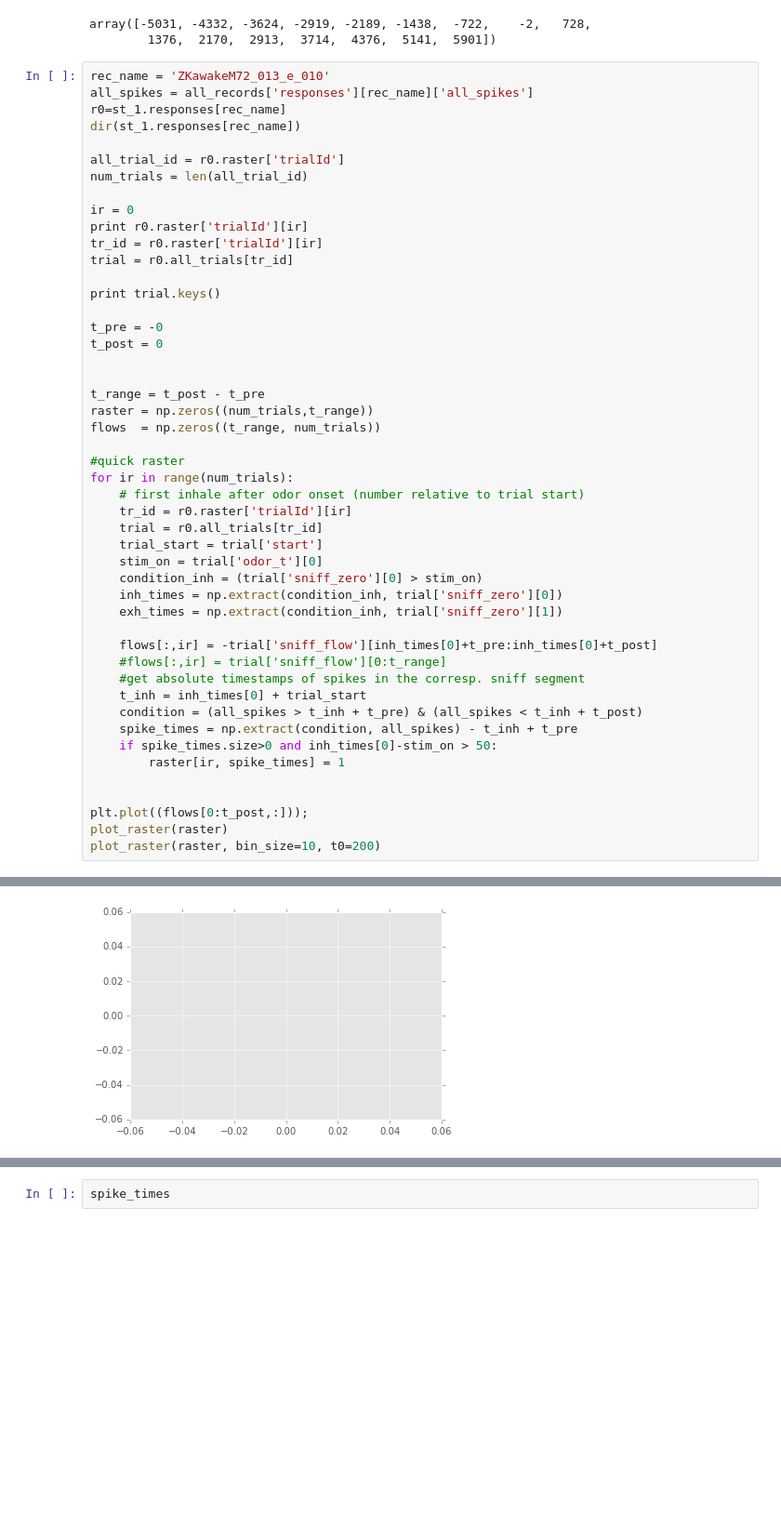
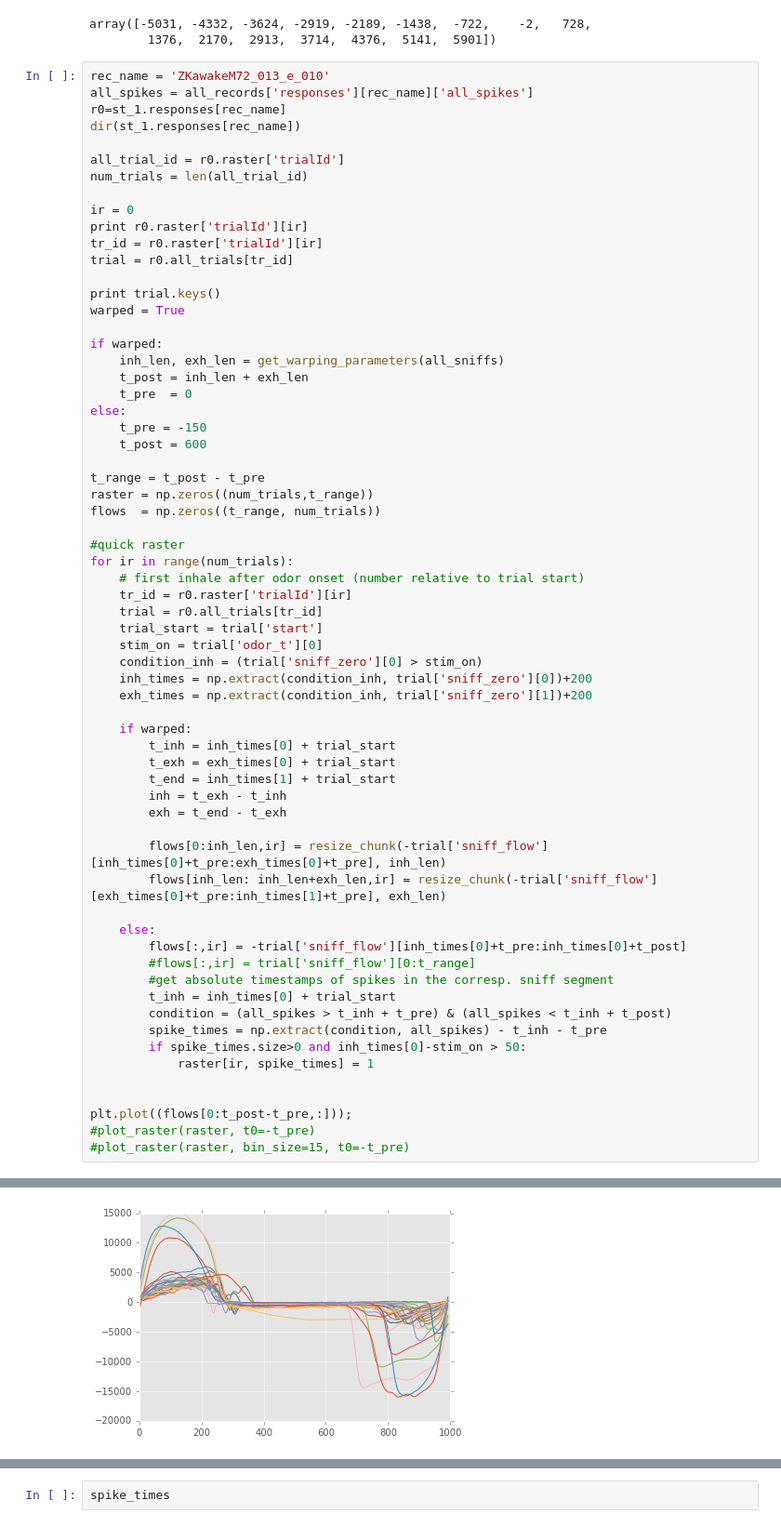
Before and after one commit to zekearneodo/ephys-tools, a Jupyter notebook: ephysScripts/Untitled-Copy1.ipynb, the cells around one changed output, grey strips where cells are left out. Shown at 93% size. Cells and saved outputs as stored; diff of their text form; blank space fills up the shorter version.

Commit message:
warping responses

```diff
--- a/ephysScripts/Untitled-Copy1.ipynb
+++ b/ephysScripts/Untitled-Copy1.ipynb
@@ -112,10 +112,15 @@ tr_id = r0.raster['trialId'][ir]
 trial = r0.all_trials[tr_id]
 
 print trial.keys()
+warped = True
 
-t_pre = -0
-t_post = 0
-
+if warped:
+    inh_len, exh_len = get_warping_parameters(all_sniffs)
+    t_post = inh_len + exh_len
+    t_pre  = 0
+else:
+    t_pre = -150
+    t_post = 600
 
 t_range = t_post - t_pre
 raster = np.zeros((num_trials,t_range))
@@ -129,20 +134,31 @@ for ir in range(num_trials):
     trial_start = trial['start']
     stim_on = trial['odor_t'][0]
     condition_inh = (trial['sniff_zero'][0] > stim_on)
-    inh_times = np.extract(condition_inh, trial['sniff_zero'][0])
-    exh_times = np.extract(condition_inh, trial['sniff_zero'][1])
+    inh_times = np.extract(condition_inh, trial['sniff_zero'][0])+200
+    exh_times = np.extract(condition_inh, trial['sniff_zero'][1])+200
 
-    flows[:,ir] = -trial['sniff_flow'][inh_times[0]+t_pre:inh_times[0]+t_post]
-    #flows[:,ir] = trial['sniff_flow'][0:t_range]
-    #get absolute timestamps of spikes in the corresp. sniff segment
-    t_inh = inh_times[0] + trial_start
-    condition = (all_spikes > t_inh + t_pre) & (all_spikes < t_inh + t_post)
-    spike_times = np.extract(condition, all_spikes) - t_inh + t_pre
-    if spike_times.size>0 and inh_times[0]-stim_on > 50:
-        raster[ir, spike_times] = 1
+    if warped:
+        t_inh = inh_times[0] + trial_start
+        t_exh = exh_times[0] + trial_start
+        t_end = inh_times[1] + trial_start
+        inh = t_exh - t_inh
+        exh = t_end - t_exh
+
+        flows[0:inh_len,ir] = resize_chunk(-trial['sniff_flow'][inh_times[0]+t_pre:exh_times[0]+t_pre], inh_len)
+        flows[inh_len: inh_len+exh_len,ir] = resize_chunk(-trial['sniff_flow'][exh_times[0]+t_pre:inh_times[1]+t_pre], exh_len)
+
+    else:
+        flows[:,ir] = -trial['sniff_flow'][inh_times[0]+t_pre:inh_times[0]+t_post]
+        #flows[:,ir] = trial['sniff_flow'][0:t_range]
+        #get absolute timestamps of spikes in the corresp. sniff segment
+        t_inh = inh_times[0] + trial_start
+        condition = (all_spikes > t_inh + t_pre) & (all_spikes < t_inh + t_post)
+        spike_times = np.extract(condition, all_spikes) - t_inh - t_pre
+        if spike_times.size>0 and inh_times[0]-stim_on > 50:
+            raster[ir, spike_times] = 1
 
 
-plt.plot((flows[0:t_post,:]));
-plot_raster(raster)
-plot_raster(raster, bin_size=10, t0=200)
+plt.plot((flows[0:t_post-t_pre,:]));
+#plot_raster(raster, t0=-t_pre)
+#plot_raster(raster, bin_size=15, t0=-t_pre)
 # %% [output]
@@ -155 +184 @@ AssertionError:
-[figure, old version]
+[figure, new version]
```
Also changed, not shown: parts of 2 cells of this notebook, 2 other files.
